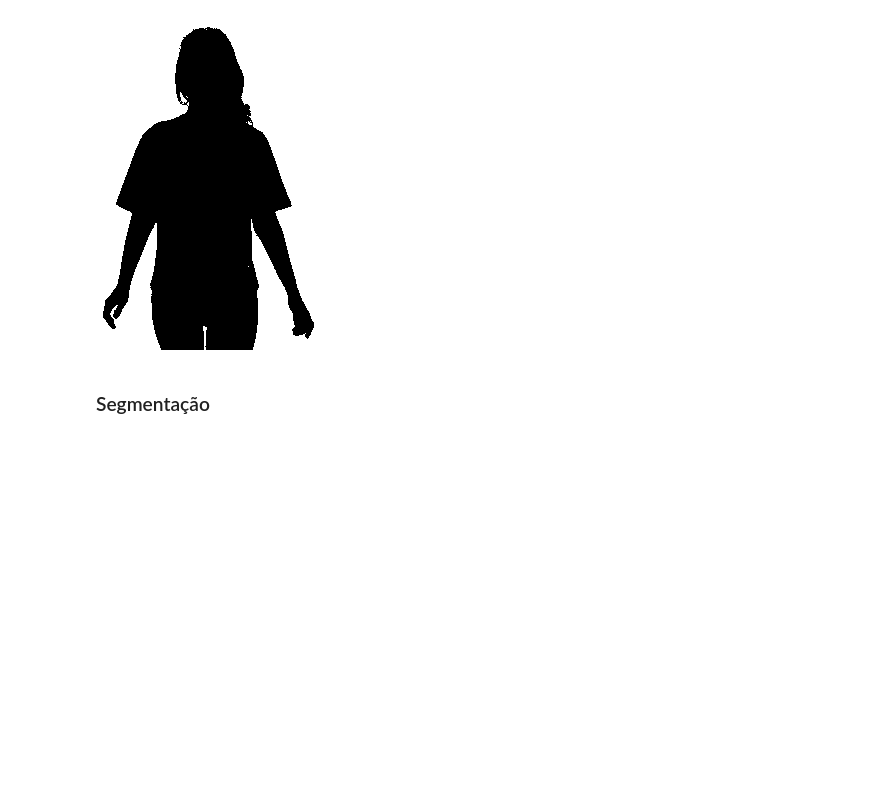
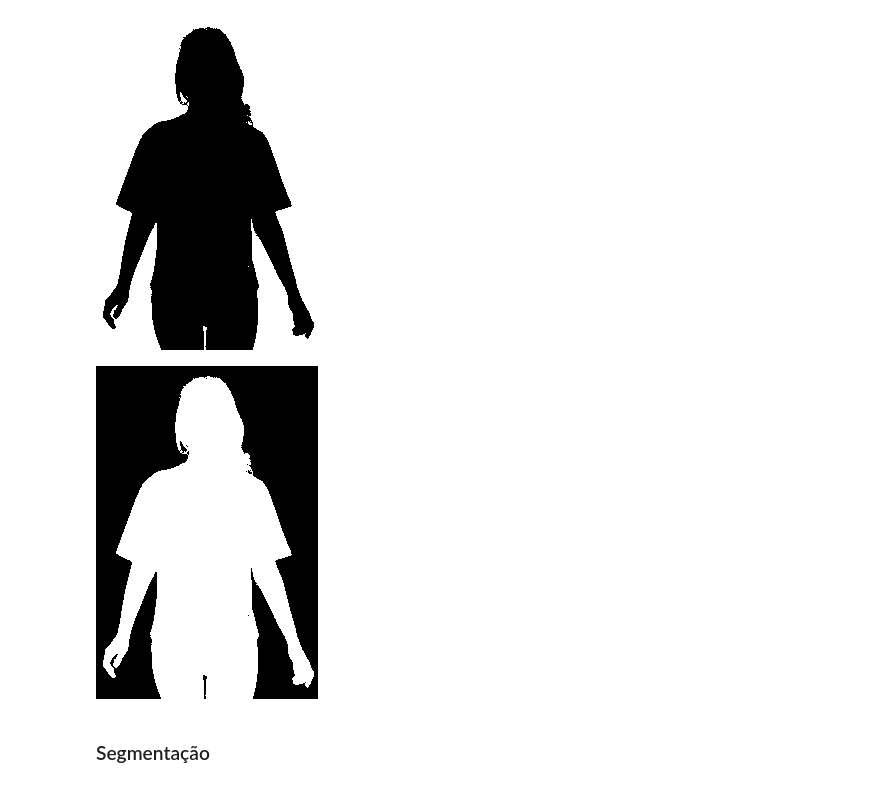
Before and after one commit to svhenrique/pi-opencv-basic, a Jupyter notebook: Untitled0.ipynb, the cells around one changed output. Drawn from its saved outputs; the diff is of its cells as text; code cells hidden in the pictures; blank space fills up the shorter version.

```diff
--- a/Untitled0.ipynb
+++ b/Untitled0.ipynb
@@ -382,5 +401,12 @@ ret, thresh_image = cv2.threshold(image, 244, 255, cv2.THRESH_BINARY)
 cv2_imshow(thresh_image)
 # %% [output]
 [figure]
+# %%
+# aplicando e mostrando resultado (BINÁRIO INVERSO)
+image = cv2.cvtColor(woman, cv2.COLOR_BGR2GRAY)
+ret, thresh_image = cv2.threshold(image, 244, 255, cv2.THRESH_BINARY_INV)
+cv2_imshow(thresh_image)
+# %% [output]
+[figure, added]
 # %% [markdown]
 ### Segmentação
```
Also changed, not shown: parts of 11 cells of this notebook.
